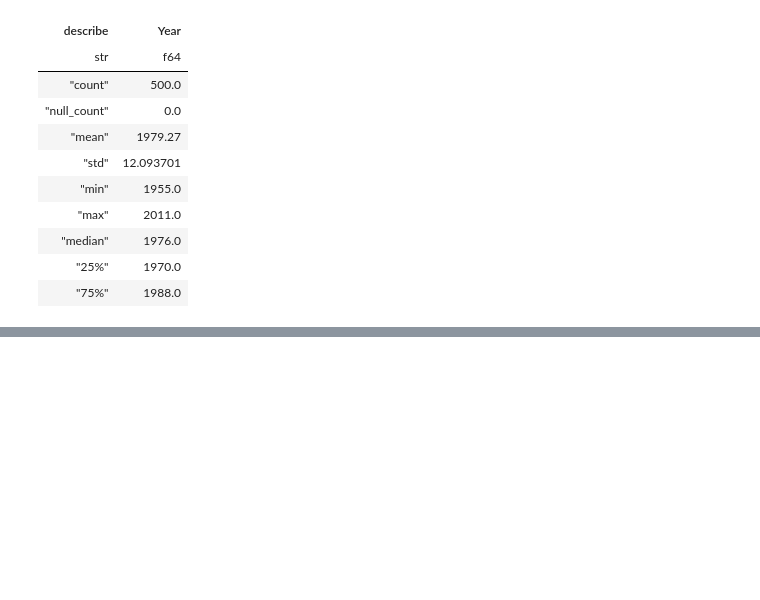
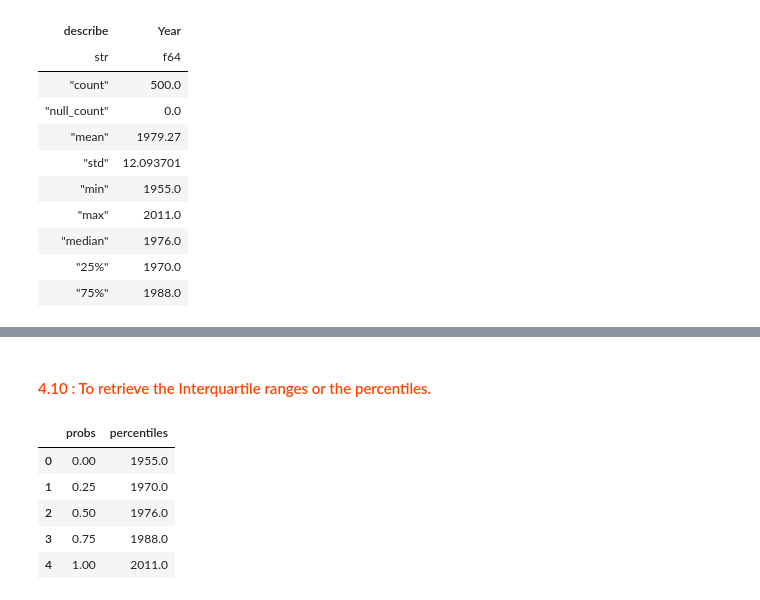
Before and after one commit to Darshan0902/PYTHON-USER-FUNCTIONS, a Jupyter notebook: powerful-pythonic-pizzazz-unleashing-the-magic.ipynb, the cells around one changed output, grey strips where cells are left out. Saved outputs shown, nothing was run; the diff lists cells and outputs as text; code cells hidden in the pictures; blank space fills up the shorter version.

```diff
--- a/powerful-pythonic-pizzazz-unleashing-the-magic.ipynb
+++ b/powerful-pythonic-pizzazz-unleashing-the-magic.ipynb
@@ -434,0 +420,18 @@ shape: (500, 1)
+# %% [markdown]
+#### <span style="color: #FF4500;"> 4.10 : To retrieve the Interquartile ranges or the percentiles.
+# %%
+# Defining the needed percentiles or Quartile values.
+probs = [0,0.25,0.50,0.75,1]
+
+#Defining a list comprehension to iterate over the loop.
+percentiles = [Year.quantile(prob)[0,0] for prob in probs]
+
+# Putting or inserting the values into dataframe.
+pd.DataFrame(dict(probs = probs , percentiles = percentiles))
+# %% [output]
+|  | probs | percentiles |
+| 0 | 0.00 | 1955.0 |
+| 1 | 0.25 | 1970.0 |
+| 2 | 0.50 | 1976.0 |
+| 3 | 0.75 | 1988.0 |
+| 4 | 1.00 | 2011.0 |
```
Also changed, not shown: parts of 4 cells of this notebook.
